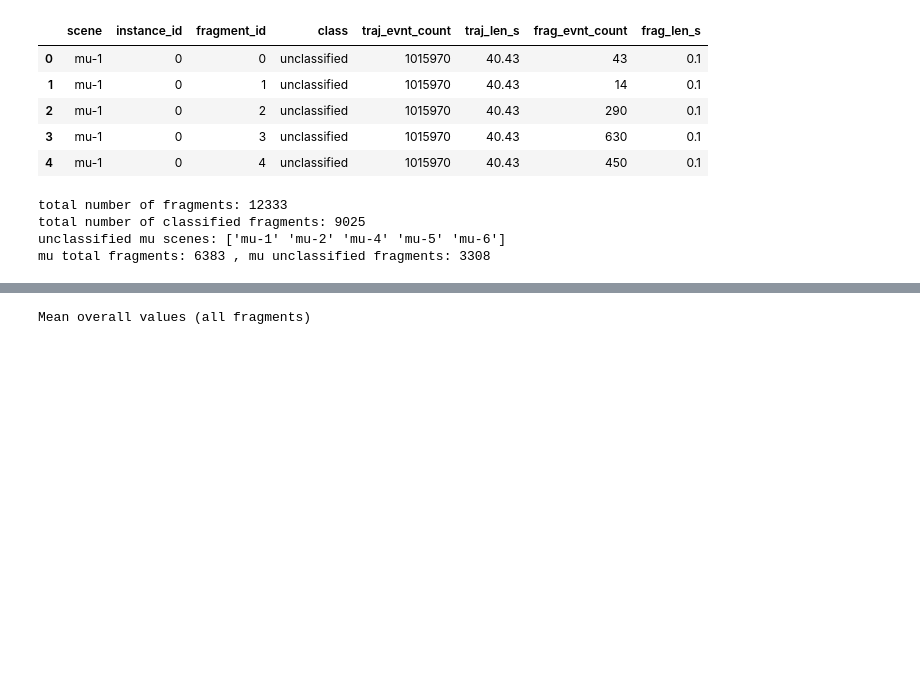
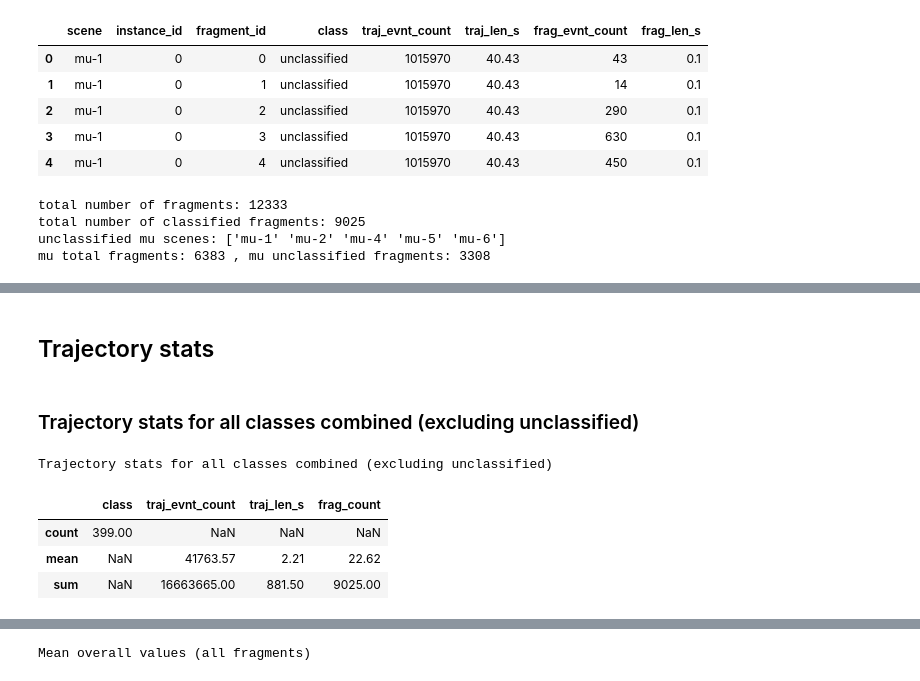
Before and after one commit to boeges/ma_point_cloud_processing, a Jupyter notebook: dataset_statistics.ipynb, the cells around one changed output, grey strips where cells are left out. Drawn from its saved outputs; the diff is of its cells as text; code cells hidden in the pictures; blank space fills up the shorter version.

```diff
--- a/dataset_statistics.ipynb
+++ b/dataset_statistics.ipynb
@@ -86,0 +246,27 @@ mu total fragments: 6383 , mu unclassified fragments: 3308
+# %% [markdown]
+## Trajectory stats
+# %% [markdown]
+### Trajectory stats for all classes combined (excluding unclassified)
+# %%
+
+agg = {
+    "class": "count",
+    "traj_evnt_count": ["mean","sum"],
+    "traj_len_s": ["mean","sum"],
+    "frag_count": ["mean","sum"],
+}
+
+traj_comb_df = traj_df[traj_df["class"]!="unclassified"].agg(agg)
+# rename multi-index columns (make 2 headers to 1 header)
+# traj_comb_df.columns = [f'{j}_{i}_{k}' for i,j,k in traj_comb_df.columns]
+# traj_class_df.rename(columns={"count_class":"traj_count"}, inplace=True)
+
+print("Trajectory stats for all classes combined (excluding unclassified)")
+with pd.option_context('display.float_format', '{:0.2f}'.format):
+    display(traj_comb_df)
+# %% [output]
+Trajectory stats for all classes combined (excluding unclassified)
+|  | class | traj_evnt_count | traj_len_s | frag_count |
+| count | 399.00 | NaN | NaN | NaN |
+| mean | NaN | 41763.57 | 2.21 | 22.62 |
+| sum | NaN | 16663665.00 | 881.50 | 9025.00 |
```
Also changed, not shown: parts of 35 cells of this notebook.
